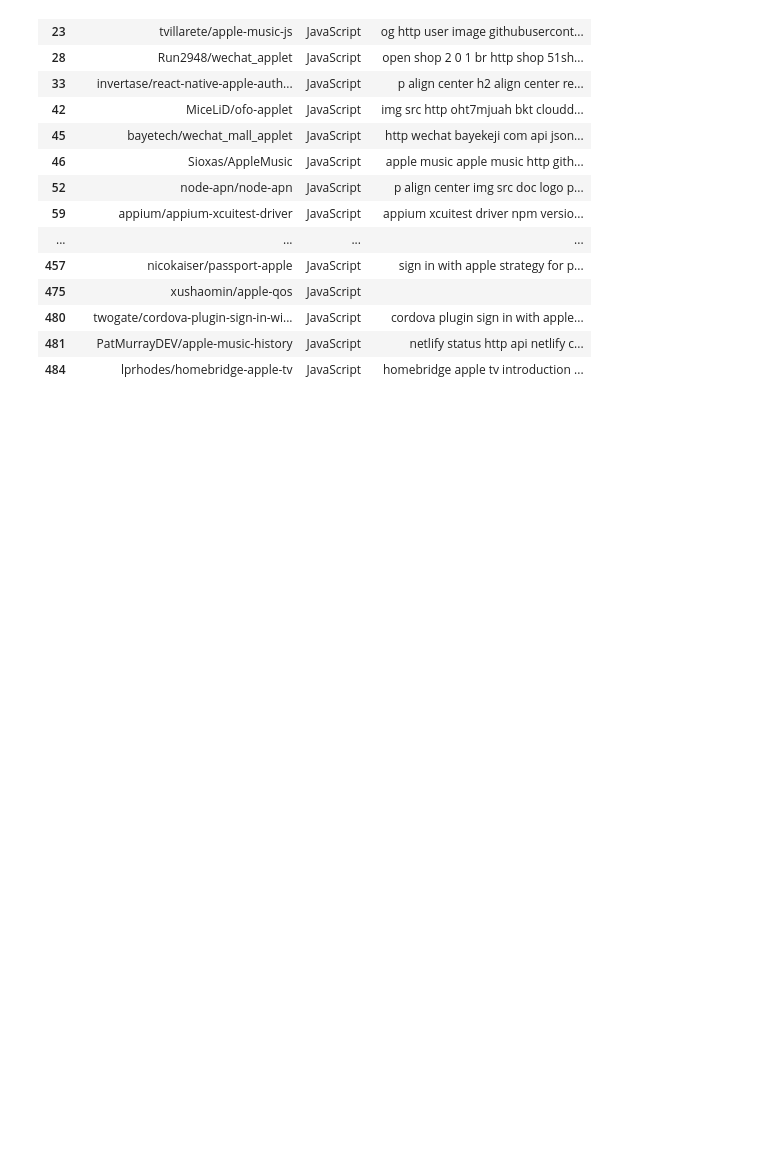
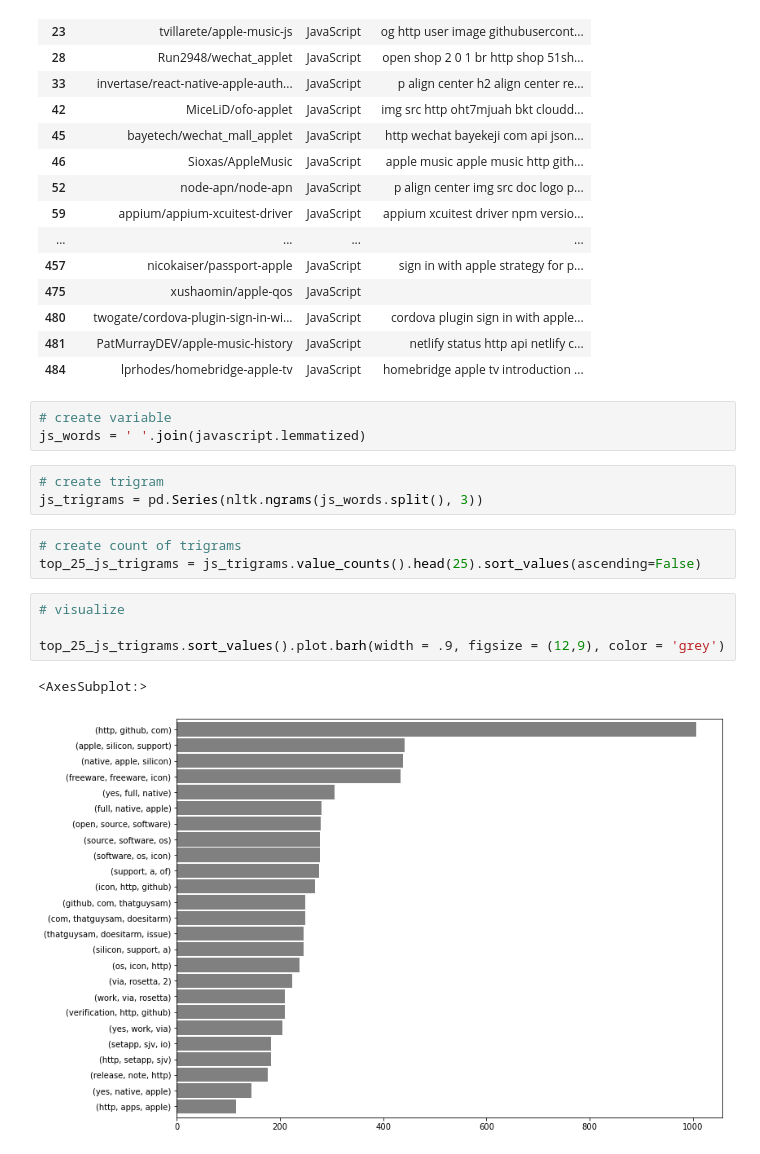
Before and after one commit to bowen-brock/Github-repo-project, a Jupyter notebook: Deangelo Scratch/deangelo_explore.ipynb, the cells around one changed output. Saved outputs shown, nothing was run; the diff lists cells and outputs as text; blank space fills up the shorter version.

```diff
--- a/Deangelo Scratch/deangelo_explore.ipynb
+++ b/Deangelo Scratch/deangelo_explore.ipynb
@@ -213,3 +217,19 @@ javascript
 | 480 | twogate/cordova-plugin-sign-in-wi... | JavaScript | cordova plugin sign in with apple... |
 | 481 | PatMurrayDEV/apple-music-history | JavaScript | netlify status http api netlify c... |
 | 484 | lprhodes/homebridge-apple-tv | JavaScript | homebridge apple tv introduction ... |
+# %%
+# create variable
+js_words = ' '.join(javascript.lemmatized)
+# %%
+# create trigram
+js_trigrams = pd.Series(nltk.ngrams(js_words.split(), 3))
+# %%
+# create count of trigrams
+top_25_js_trigrams = js_trigrams.value_counts().head(25).sort_values(ascending=False)
+# %%
+# visualize
+
+top_25_js_trigrams.sort_values().plot.barh(width = .9, figsize = (12,9), color = 'grey')
+# %% [output]
+<AxesSubplot:>
+[figure, added]
```
Also changed, not shown: parts of 5 cells of this notebook, 2 other files.
